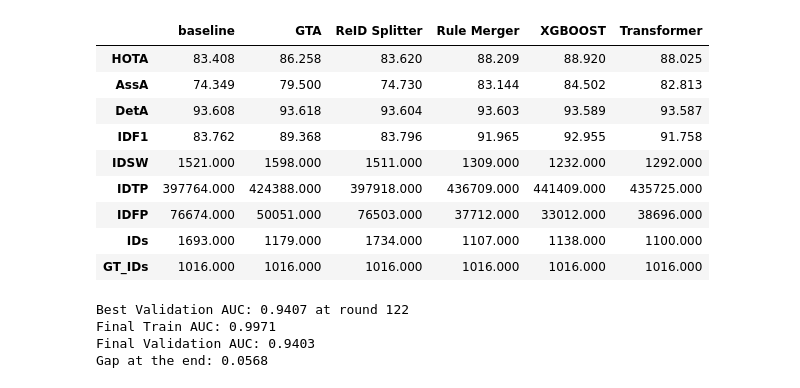
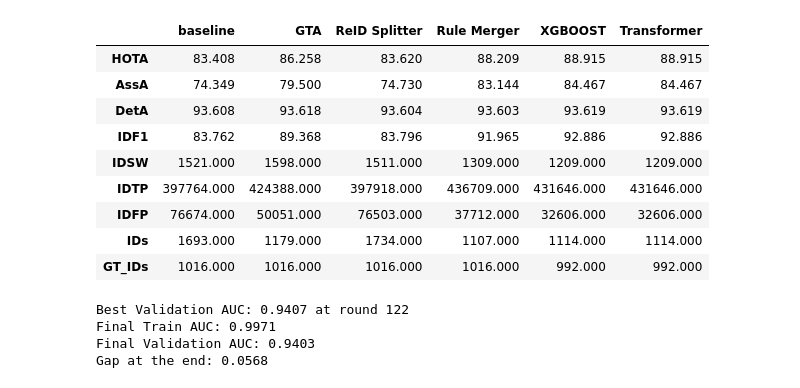
Before and after one commit to Jellevs/football_player_detection_and_tracking, a Jupyter notebook: analyze_results.ipynb, the cells around one changed output. Cells and saved outputs as stored; diff of their text form; code cells hidden in the pictures.

```diff
--- a/analyze_results.ipynb
+++ b/analyze_results.ipynb
@@ -1,33 +1,33 @@
 # %%
 import pandas as pd
 
 # Path to the CSVs generated by sn-trackeval
 df_baseline = pd.read_csv(r"C:\Users\jelle\Documents\TUEindhoven\Master\Thesis\development\tracklet_splitter_scratch\evaluation\SNPT\baseline\pedestrian_summary.txt", sep=r'\s+').T
 df_gta = pd.read_csv(r"C:\Users\jelle\Documents\TUEindhoven\Master\Thesis\development\tracklet_splitter_scratch\evaluation\SNPT\gta\pedestrian_summary.txt", sep=r'\s+').T
 df_reid = pd.read_csv(r"C:\Users\jelle\Documents\TUEindhoven\Master\Thesis\development\tracklet_splitter_scratch\evaluation\SNPT\reid_splitter\pedestrian_summary.txt", sep=r'\s+').T
 df_rule_merger = pd.read_csv(r"C:\Users\jelle\Documents\TUEindhoven\Master\Thesis\development\tracklet_splitter_scratch\evaluation\SNPT\rule_tracklet_merger\pedestrian_summary.txt", sep=r'\s+').T
-df_xgboost = pd.read_csv(r"C:\Users\jelle\Documents\TUEindhoven\Master\Thesis\development\tracklet_splitter_scratch\evaluation\SNPT\xgboost\pedestrian_summary.txt", sep=r'\s+').T
-df_transformer = pd.read_csv(r"C:\Users\jelle\Documents\TUEindhoven\Master\Thesis\development\tracklet_splitter_scratch\evaluation\SNPT\transformer\pedestrian_summary.txt", sep=r'\s+').T
-
+df_xgboost = pd.read_csv(r"C:\Users\jelle\Documents\TUEindhoven\Master\Thesis\development\tracklet_splitter_scratch\evaluation\SNPT\xgboost_no_neg_ratio\pedestrian_summary.txt", sep=r'\s+').T
+# df_transformer = pd.read_csv(r"C:\Users\jelle\Documents\TUEindhoven\Master\Thesis\development\tracklet_splitter_scratch\evaluation\SNPT\transformer\pedestrian_summary.txt", sep=r'\s+').T
+df_transformer = df_xgboost
 # Create a comparison table
 comparison = pd.concat([df_baseline, df_gta, df_reid, df_rule_merger, df_xgboost, df_transformer], axis=1)
 comparison.columns = ['baseline', 'GTA', 'ReID Splitter', 'Rule Merger', 'XGBOOST', 'Transformer']
 
 critical_metrics = ['HOTA', 'AssA', 'DetA', 'IDF1', 'IDSW', 'IDTP', 'IDFP' , 'IDs', 'GT_IDs']
 final_view = comparison.loc[critical_metrics]
 
 final_view
 # %% [output]
 |  | baseline | GTA | ReID Splitter | Rule Merger | XGBOOST | Transformer |
-| HOTA | 83.408 | 86.258 | 83.620 | 88.209 | 88.920 | 88.025 |
-| AssA | 74.349 | 79.500 | 74.730 | 83.144 | 84.502 | 82.813 |
-| DetA | 93.608 | 93.618 | 93.604 | 93.603 | 93.589 | 93.587 |
-| IDF1 | 83.762 | 89.368 | 83.796 | 91.965 | 92.955 | 91.758 |
-| IDSW | 1521.000 | 1598.000 | 1511.000 | 1309.000 | 1232.000 | 1292.000 |
-| IDTP | 397764.000 | 424388.000 | 397918.000 | 436709.000 | 441409.000 | 435725.000 |
-| IDFP | 76674.000 | 50051.000 | 76503.000 | 37712.000 | 33012.000 | 38696.000 |
-| IDs | 1693.000 | 1179.000 | 1734.000 | 1107.000 | 1138.000 | 1100.000 |
-| GT_IDs | 1016.000 | 1016.000 | 1016.000 | 1016.000 | 1016.000 | 1016.000 |
+| HOTA | 83.408 | 86.258 | 83.620 | 88.209 | 88.915 | 88.915 |
+| AssA | 74.349 | 79.500 | 74.730 | 83.144 | 84.467 | 84.467 |
+| DetA | 93.608 | 93.618 | 93.604 | 93.603 | 93.619 | 93.619 |
+| IDF1 | 83.762 | 89.368 | 83.796 | 91.965 | 92.886 | 92.886 |
+| IDSW | 1521.000 | 1598.000 | 1511.000 | 1309.000 | 1209.000 | 1209.000 |
+| IDTP | 397764.000 | 424388.000 | 397918.000 | 436709.000 | 431646.000 | 431646.000 |
+| IDFP | 76674.000 | 50051.000 | 76503.000 | 37712.000 | 32606.000 | 32606.000 |
+| IDs | 1693.000 | 1179.000 | 1734.000 | 1107.000 | 1114.000 | 1114.000 |
+| GT_IDs | 1016.000 | 1016.000 | 1016.000 | 1016.000 | 992.000 | 992.000 |
 # %%
 import pandas as pd
 
```
Also changed, not shown: parts of 1 cell of this notebook, 7 other files.
